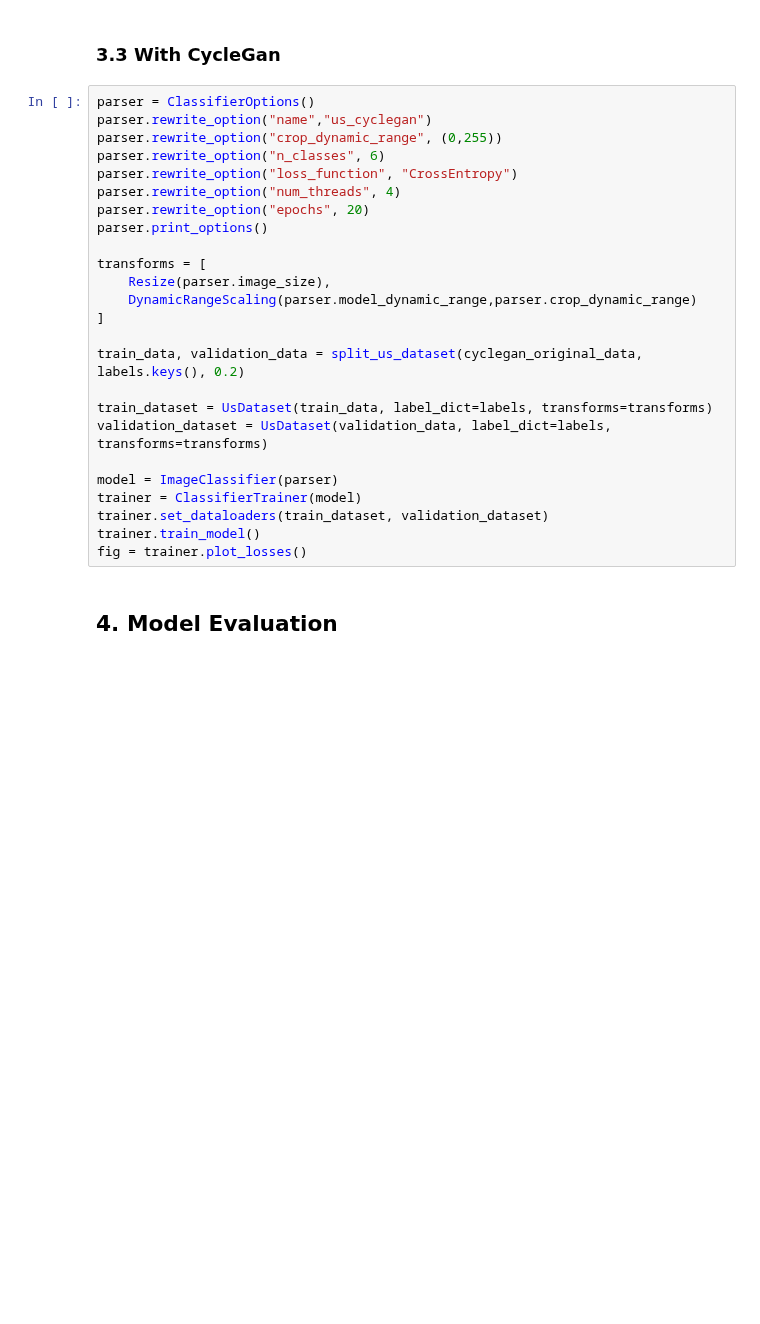
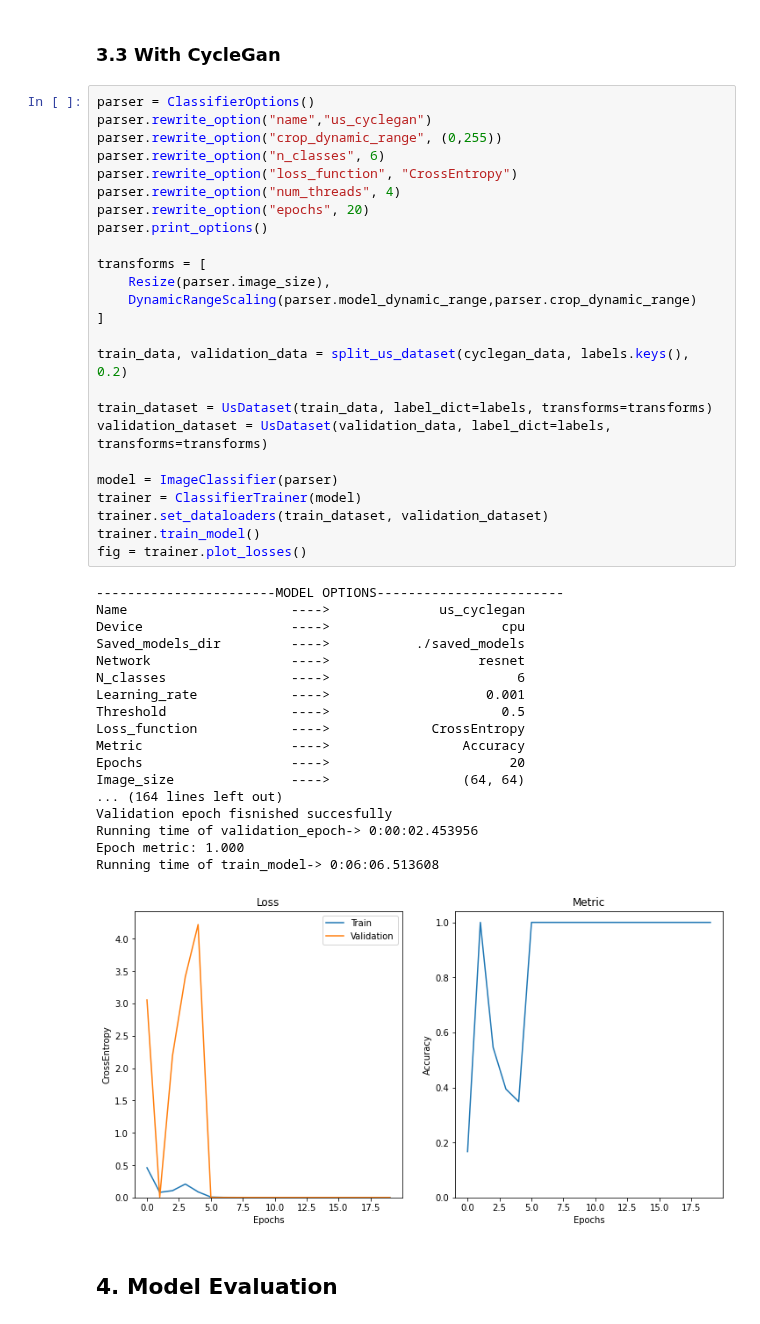
Before and after one commit to Juanki0396/TFG, a Jupyter notebook: IA_Ultrasounds.ipynb, the cells around one changed output. Cells and saved outputs as stored; diff of their text form; blank space fills up the shorter version.

```diff
--- a/IA_Ultrasounds.ipynb
+++ b/IA_Ultrasounds.ipynb
@@ -250,28 +254,47 @@ Running time of train_model-> 0:04:31.229666
 # %%
 parser = ClassifierOptions()
 parser.rewrite_option("name","us_cyclegan")
 parser.rewrite_option("crop_dynamic_range", (0,255))
 parser.rewrite_option("n_classes", 6)
 parser.rewrite_option("loss_function", "CrossEntropy")
 parser.rewrite_option("num_threads", 4)
 parser.rewrite_option("epochs", 20)
 parser.print_options()
 
 transforms = [
     Resize(parser.image_size),
     DynamicRangeScaling(parser.model_dynamic_range,parser.crop_dynamic_range)
 ]
 
-train_data, validation_data = split_us_dataset(cyclegan_original_data, labels.keys(), 0.2)
+train_data, validation_data = split_us_dataset(cyclegan_data, labels.keys(), 0.2)
 
 train_dataset = UsDataset(train_data, label_dict=labels, transforms=transforms)
 validation_dataset = UsDataset(validation_data, label_dict=labels, transforms=transforms)
 
 model = ImageClassifier(parser)
 trainer = ClassifierTrainer(model)
 trainer.set_dataloaders(train_dataset, validation_dataset)
 trainer.train_model()
 fig = trainer.plot_losses()
+# %% [output]
+-----------------------MODEL OPTIONS------------------------
+Name                     ---->              us_cyclegan
+Device                   ---->                      cpu
+Saved_models_dir         ---->           ./saved_models
+Network                  ---->                   resnet
+N_classes                ---->                        6
+Learning_rate            ---->                    0.001
+Threshold                ---->                      0.5
+Loss_function            ---->             CrossEntropy
+Metric                   ---->                 Accuracy
+Epochs                   ---->                       20
+Image_size               ---->                 (64, 64)
+... (164 lines left out)
+Validation epoch fisnished succesfully
+Running time of validation_epoch-> 0:00:02.453956
+Epoch metric: 1.000
+Running time of train_model-> 0:06:06.513608
+[figure, added]
 # %% [markdown]
 ## 4. Model Evaluation
 # %%
```
Also changed, not shown: parts of 8 cells of this notebook.
